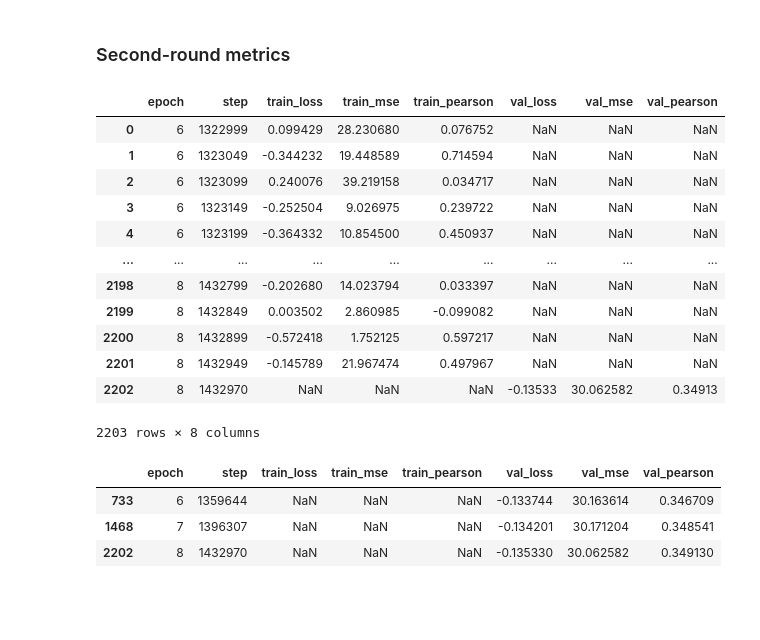
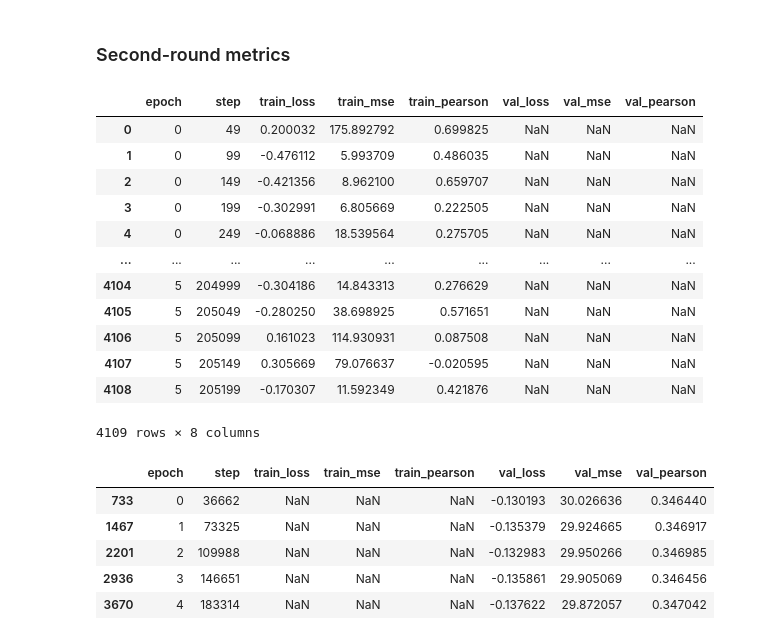
Before and after one commit to aertslab/CREsted-paper, a Jupyter notebook: extra_analyses/gLM/finetune_nuctrans_pt.ipynb, the cells around one changed output. Saved outputs shown, nothing was run; the diff lists cells and outputs as text; code cells hidden in the pictures; blank space fills up the shorter version.

```diff
--- a/extra_analyses/gLM/finetune_nuctrans_pt.ipynb
+++ b/extra_analyses/gLM/finetune_nuctrans_pt.ipynb
@@ -69,27 +69,29 @@ See `finetune_nuctrans_further.py` for the finetuning code.
 # %% [markdown]
 ### Second-round metrics
 # %%
-metrics = pd.read_csv('nuctrans/lightning_logs/version_4/metrics.csv')
+metrics = pd.read_csv('nuctrans/lightning_logs/version_6/metrics.csv')
 metrics
 # %% [output]
 |  | epoch | step | train_loss | train_mse | train_pearson | val_loss | val_mse | val_pearson |
-| 0 | 6 | 1322999 | 0.099429 | 28.230680 | 0.076752 | NaN | NaN | NaN |
-| 1 | 6 | 1323049 | -0.344232 | 19.448589 | 0.714594 | NaN | NaN | NaN |
-| 2 | 6 | 1323099 | 0.240076 | 39.219158 | 0.034717 | NaN | NaN | NaN |
-| 3 | 6 | 1323149 | -0.252504 | 9.026975 | 0.239722 | NaN | NaN | NaN |
-| 4 | 6 | 1323199 | -0.364332 | 10.854500 | 0.450937 | NaN | NaN | NaN |
+| 0 | 0 | 49 | 0.200032 | 175.892792 | 0.699825 | NaN | NaN | NaN |
+| 1 | 0 | 99 | -0.476112 | 5.993709 | 0.486035 | NaN | NaN | NaN |
+| 2 | 0 | 149 | -0.421356 | 8.962100 | 0.659707 | NaN | NaN | NaN |
+| 3 | 0 | 199 | -0.302991 | 6.805669 | 0.222505 | NaN | NaN | NaN |
+| 4 | 0 | 249 | -0.068886 | 18.539564 | 0.275705 | NaN | NaN | NaN |
 | ... | ... | ... | ... | ... | ... | ... | ... | ... |
-| 2198 | 8 | 1432799 | -0.202680 | 14.023794 | 0.033397 | NaN | NaN | NaN |
-| 2199 | 8 | 1432849 | 0.003502 | 2.860985 | -0.099082 | NaN | NaN | NaN |
-| 2200 | 8 | 1432899 | -0.572418 | 1.752125 | 0.597217 | NaN | NaN | NaN |
-| 2201 | 8 | 1432949 | -0.145789 | 21.967474 | 0.497967 | NaN | NaN | NaN |
-| 2202 | 8 | 1432970 | NaN | NaN | NaN | -0.13533 | 30.062582 | 0.34913 |
+| 4104 | 5 | 204999 | -0.304186 | 14.843313 | 0.276629 | NaN | NaN | NaN |
+| 4105 | 5 | 205049 | -0.280250 | 38.698925 | 0.571651 | NaN | NaN | NaN |
+| 4106 | 5 | 205099 | 0.161023 | 114.930931 | 0.087508 | NaN | NaN | NaN |
+| 4107 | 5 | 205149 | 0.305669 | 79.076637 | -0.020595 | NaN | NaN | NaN |
+| 4108 | 5 | 205199 | -0.170307 | 11.592349 | 0.421876 | NaN | NaN | NaN |
-2203 rows × 8 columns
+4109 rows × 8 columns
 # %%
 metrics_val = metrics[metrics['val_loss'].notna()]
 metrics_val
 # %% [output]
 |  | epoch | step | train_loss | train_mse | train_pearson | val_loss | val_mse | val_pearson |
-| 733 | 6 | 1359644 | NaN | NaN | NaN | -0.133744 | 30.163614 | 0.346709 |
-| 1468 | 7 | 1396307 | NaN | NaN | NaN | -0.134201 | 30.171204 | 0.348541 |
-| 2202 | 8 | 1432970 | NaN | NaN | NaN | -0.135330 | 30.062582 | 0.349130 |
+| 733 | 0 | 36662 | NaN | NaN | NaN | -0.130193 | 30.026636 | 0.346440 |
+| 1467 | 1 | 73325 | NaN | NaN | NaN | -0.135379 | 29.924665 | 0.346917 |
+| 2201 | 2 | 109988 | NaN | NaN | NaN | -0.132983 | 29.950266 | 0.346985 |
+| 2936 | 3 | 146651 | NaN | NaN | NaN | -0.135861 | 29.905069 | 0.346456 |
+| 3670 | 4 | 183314 | NaN | NaN | NaN | -0.137622 | 29.872057 | 0.347042 |
```
Also changed, not shown: parts of 2 cells of this notebook, 5 other files.
